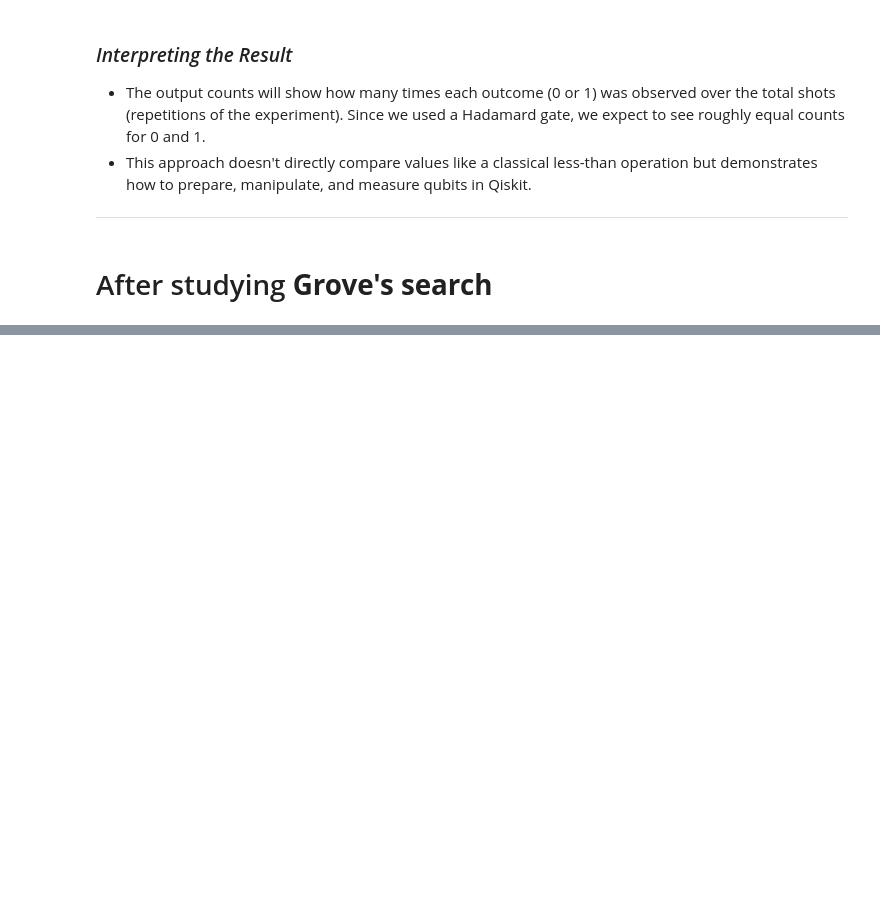
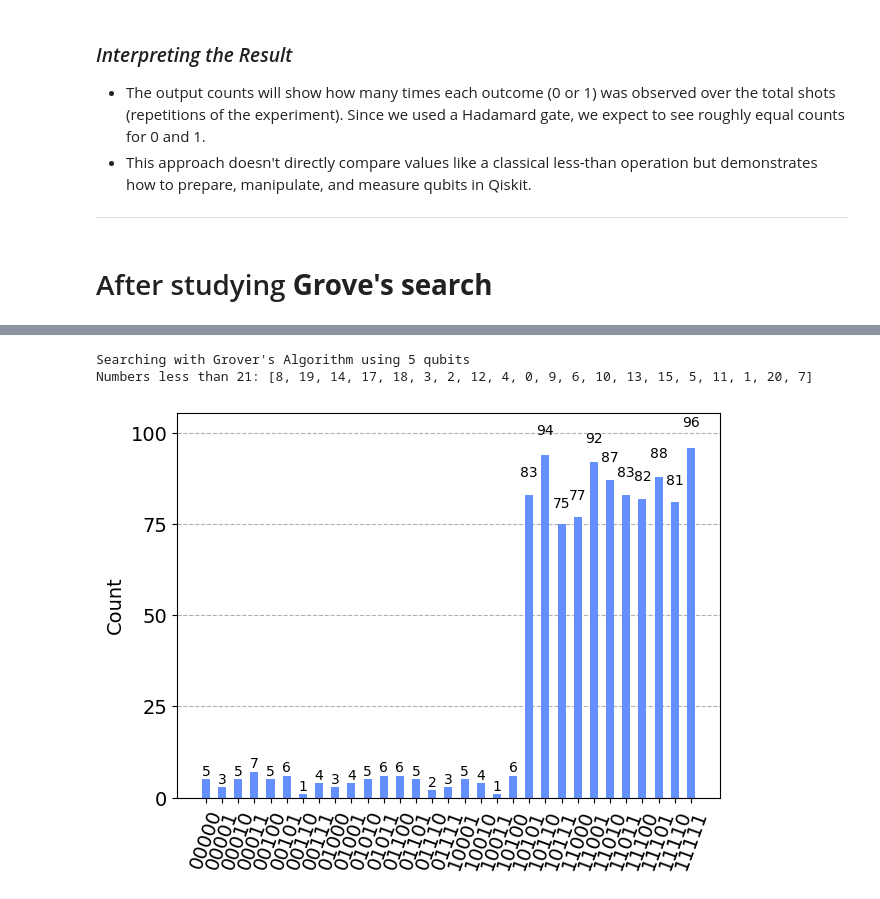
Before and after one commit to JosefinaCresta/QOSFMentorship-JosefinaCresta-Cohort9ScreeningTasks, a Jupyter notebook: notebooks/Task1.ipynb, the cells around one changed output, grey strips where cells are left out. Drawn from its saved outputs; the diff is of its cells as text; code cells hidden in the pictures; blank space fills up the shorter version.

```diff
--- a/notebooks/Task1.ipynb
+++ b/notebooks/Task1.ipynb
@@ -66,0 +314,11 @@ plot_histogram(counts)
+# %%
+# General example
+k = 21
+list_n = [1, 5, 10, 15, 25, 30, 23, 7]
+found_numbersB, histogramB, num_qubits_usedB = less_than_k_qc(k, list_n)
+histogramB.savefig(f"histogram_k{k}.png")  # Save the histogram to a file
+display(histogramB) # Show the histogram here
+# %% [output]
+Searching with Grover's Algorithm using 5 qubits
+Numbers less than 21: [8, 19, 14, 17, 18, 3, 2, 12, 4, 0, 9, 6, 10, 13, 15, 5, 11, 1, 20, 7]
+[figure, added]
```
Also changed, not shown: parts of 39 cells of this notebook, 6 other files.
